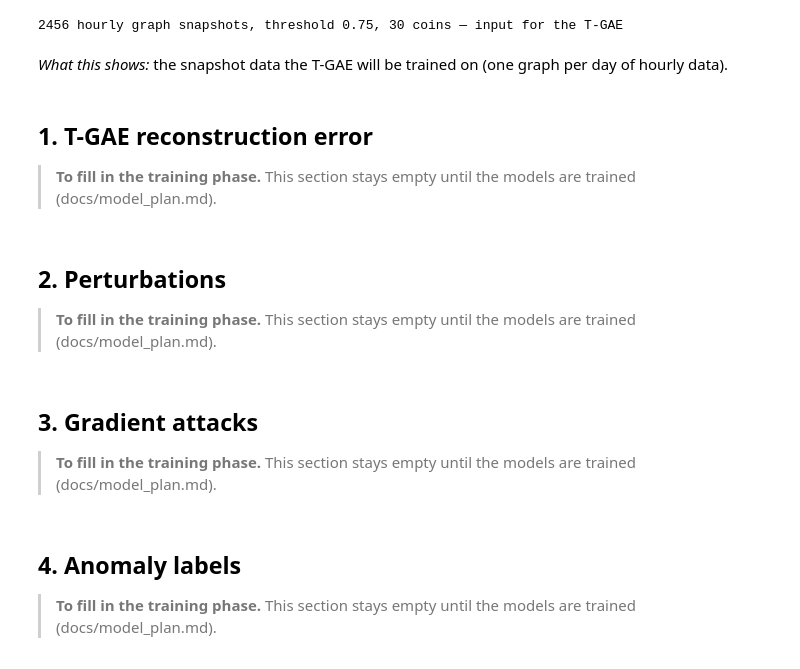
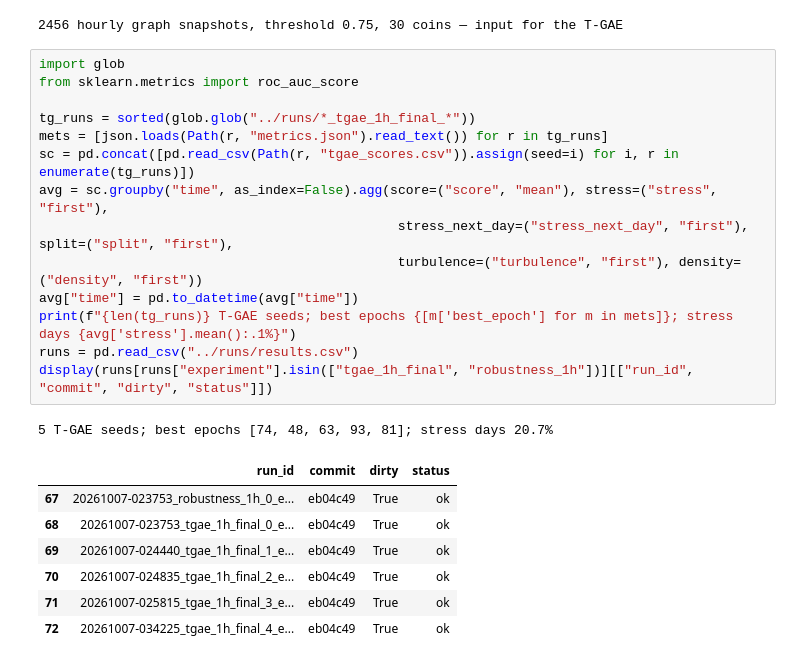
Before and after one commit to da-ksh-esh/CryptoGraph, a Jupyter notebook: notebooks/06_robustness_tgae.ipynb, the cells around one changed output. Drawn from its saved outputs; the diff is of its cells as text.

```diff
--- a/notebooks/06_robustness_tgae.ipynb
+++ b/notebooks/06_robustness_tgae.ipynb
@@ -31,21 +40,26 @@ print(f"{len(snaps['snapshot_t'])} hourly graph snapshots, threshold {snaps['und
       f"{len(snaps['graph_coins'])} coins — input for the T-GAE")
 # %% [output]
 2456 hourly graph snapshots, threshold 0.75, 30 coins — input for the T-GAE
-# %% [markdown]
-*What this shows:* the snapshot data the T-GAE will be trained on (one graph per day of hourly data).
-# %% [markdown]
-## 1. T-GAE reconstruction error
-
-> **To fill in the training phase.** This section stays empty until the models are trained (docs/model_plan.md).
-# %% [markdown]
-## 2. Perturbations
-
-> **To fill in the training phase.** This section stays empty until the models are trained (docs/model_plan.md).
-# %% [markdown]
-## 3. Gradient attacks
-
-> **To fill in the training phase.** This section stays empty until the models are trained (docs/model_plan.md).
-# %% [markdown]
-## 4. Anomaly labels
-
-> **To fill in the training phase.** This section stays empty until the models are trained (docs/model_plan.md).
+# %%
+import glob
+from sklearn.metrics import roc_auc_score
+
+tg_runs = sorted(glob.glob("../runs/*_tgae_1h_final_*"))
+mets = [json.loads(Path(r, "metrics.json").read_text()) for r in tg_runs]
+sc = pd.concat([pd.read_csv(Path(r, "tgae_scores.csv")).assign(seed=i) for i, r in enumerate(tg_runs)])
+avg = sc.groupby("time", as_index=False).agg(score=("score", "mean"), stress=("stress", "first"),
+                                              stress_next_day=("stress_next_day", "first"), split=("split", "first"),
+                                              turbulence=("turbulence", "first"), density=("density", "first"))
+avg["time"] = pd.to_datetime(avg["time"])
+print(f"{len(tg_runs)} T-GAE seeds; best epochs {[m['best_epoch'] for m in mets]}; stress days {avg['stress'].mean():.1%}")
+runs = pd.read_csv("../runs/results.csv")
+display(runs[runs["experiment"].isin(["tgae_1h_final", "robustness_1h"])][["run_id", "commit", "dirty", "status"]])
+# %% [output]
+5 T-GAE seeds; best epochs [74, 48, 63, 93, 81]; stress days 20.7%
+|  | run_id | commit | dirty | status |
+| 67 | 20261007-023753_robustness_1h_0_e... | eb04c49 | True | ok |
+| 68 | 20261007-023753_tgae_1h_final_0_e... | eb04c49 | True | ok |
+| 69 | 20261007-024440_tgae_1h_final_1_e... | eb04c49 | True | ok |
+| 70 | 20261007-024835_tgae_1h_final_2_e... | eb04c49 | True | ok |
+| 71 | 20261007-025815_tgae_1h_final_3_e... | eb04c49 | True | ok |
+| 72 | 20261007-034225_tgae_1h_final_4_e... | eb04c49 | True | ok |
```
Also changed, not shown: parts of 16 cells of this notebook, 1 other file.
